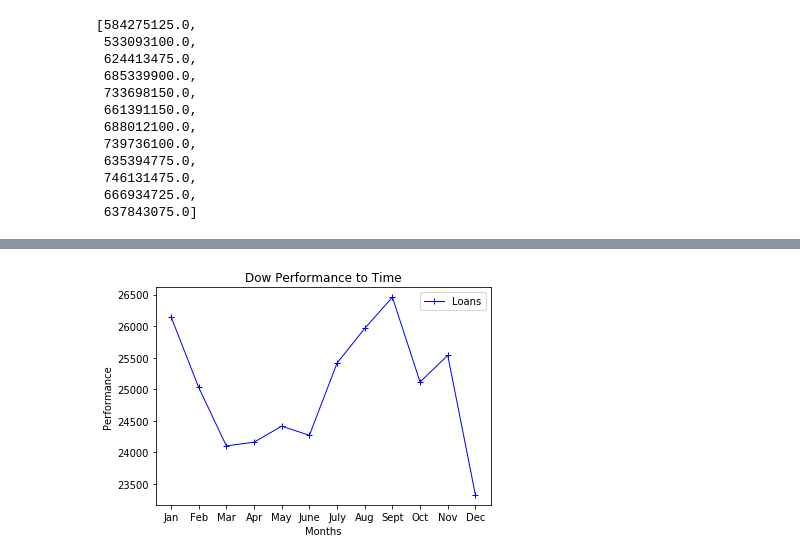
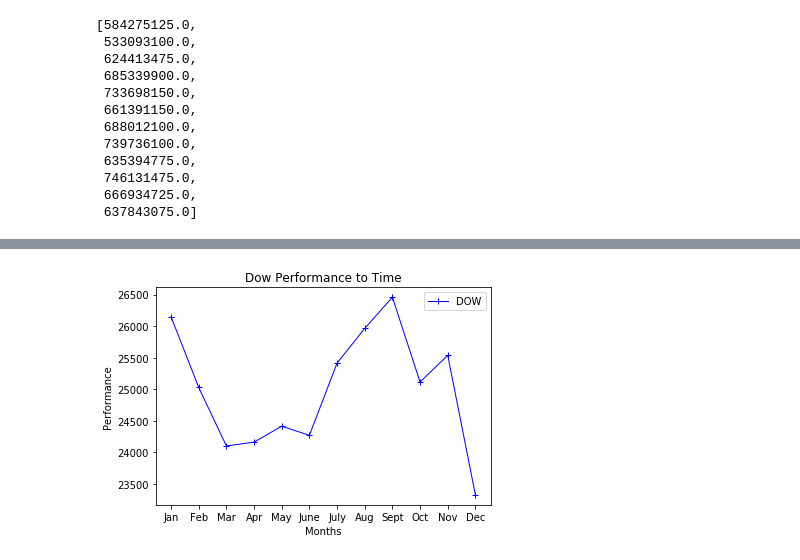
Before and after one commit to Ironbark427/Team-1, a Jupyter notebook: Project.ipynb, the cells around one changed output, grey strips where cells are left out. Saved outputs shown, nothing was run; the diff lists cells and outputs as text; code cells hidden in the pictures.

```diff
--- a/Project.ipynb
+++ b/Project.ipynb
@@ -303,9 +310,10 @@ Name: Adj Close, dtype: float64
 # %%
-dow = plt.plot(Months, close, marker="+",color="blue", linewidth=1, label="Loans")
+#Create chart showing performance of the DOW
+dow = plt.plot(Months, close, marker="+",color="blue", linewidth=1, label="DOW")
 plt.title("Dow Performance to Time")
 plt.legend(loc="best")
 plt.xlabel("Months")
 plt.ylabel("Performance")
 plt.savefig("T Part/DOW.png")
 # %% [output]
-[figure, old version]
+[figure, new version]
```
Also changed, not shown: parts of 29 cells of this notebook, 6 other files.
